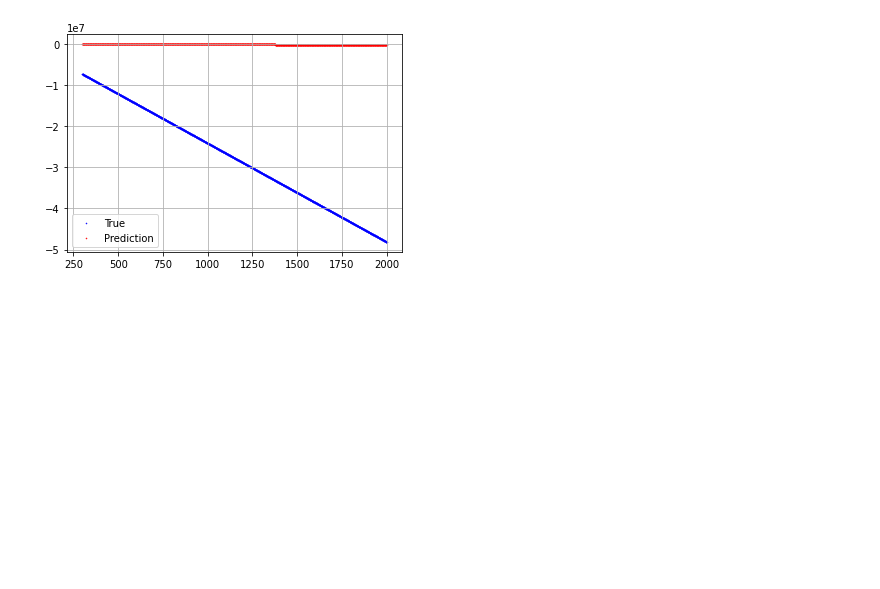
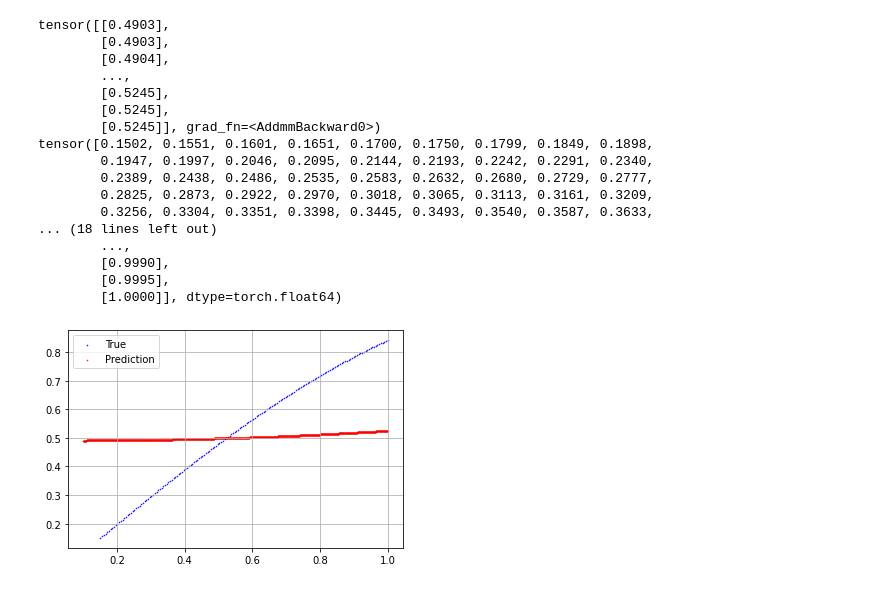
Before and after one commit to eldonko/Masters-Thesis-Code, a Jupyter notebook: train_ThermoRegressionNet.ipynb, the cells around one changed output. Cells and saved outputs as stored; diff of their text form; code cells hidden in the pictures; blank space fills up the shorter version.

Commit message:
ThermoNet outputting garbage

```diff
--- a/train_ThermoRegressionNet.ipynb
+++ b/train_ThermoRegressionNet.ipynb
@@ -16,41 +16,35 @@ def epoch(net: ThermoRegressionNet, dataloader, loss_func, optimizer):
     for i, (temp, g) in enumerate(dataloader):
         temp = temp.unsqueeze(-1)
 
-        temp /= temp.max()
-
         # Forward pass
         gibbs_energy = net(temp)
 
-        scaling = 10000
-        gibbs_energy, g = gibbs_energy/scaling, g/scaling
-
         # Get the loss
-        loss = loss_func(gibbs_energy.float(), g.float())
+        loss = loss_func(gibbs_energy, g.float())
 
         # Backward pass
         net.zero_grad()
         loss.backward()
-        torch.nn.utils.clip_grad_norm_(net.parameters(), 100)
         optimizer.step()
         epoch_losses[i] = loss
 
-    print('gibbs std: ', gibbs_energy.std(), ', gibbs mean: ', gibbs_energy.mean())
+    #print(gibbs_energy.mean(), g.mean())
     mean_epoch_loss = epoch_losses.mean()
-    print('Mean epoch loss: ', mean_epoch_loss)
+    #print('Mean epoch loss: ', mean_epoch_loss)
     return mean_epoch_loss
 # %%
 def train(net, dataset):
     # Hyperparameters
     n_epochs = 100
-    lr = 0.001
-    batch_size = 128
+    lr = 0.1
+    batch_size = 16
     std_thresh = 0.05
 
     # Data
     dataloader = DataLoader(dataset, batch_size=batch_size, shuffle=True)
 
     # Optimizer
-    optimizer = Rprop(net.parameters(), lr=lr)
+    optimizer = Adam(net.parameters(), lr=lr)
     loss_func = nn.MSELoss()
 
     losses = []
@@ -59,7 +53,7 @@ def train(net, dataset):
     lr_reduced_last = 0
 
     for i in range(n_epochs):
-        print('-----\nEpoch %i:\n' % i)
+        #print('-----\nEpoch %i:\n' % i)
         loss = epoch(net, dataloader, loss_func, optimizer)
         losses.append(loss)
 
@@ -69,11 +63,11 @@ def train(net, dataset):
             lr_reduced_last = i
             lr /= 2
 # %%
-net = ThermoRegressionNet(hidden_layers=2, hidden_dim=16, act_func=nn.ReLU())
+net = ThermoRegressionNet(hidden_layers=2, hidden_dim=128, act_func=nn.LeakyReLU())
 
 element = 'Fe'
 phase = ['BCC_A2']
-dataset = ThermoDataset(element, phase)
+dataset = ThermoDataset(element, phase, step=10)
 
 train(net, dataset)
 # %% [output]
@@ -111,6 +92,23 @@ Mean epoch loss:  12.44692884172712
 # %%
 ph = PlotHandler()
 
-ph.properties_temp(net, dataset)
+ph.properties_temp(net, dataset, input_scaling=True)
 # %% [output]
+tensor([[0.4903],
+        [0.4903],
+        [0.4904],
+        ...,
+        [0.5245],
+        [0.5245],
+        [0.5245]], grad_fn=<AddmmBackward0>)
+tensor([0.1502, 0.1551, 0.1601, 0.1651, 0.1700, 0.1750, 0.1799, 0.1849, 0.1898,
+        0.1947, 0.1997, 0.2046, 0.2095, 0.2144, 0.2193, 0.2242, 0.2291, 0.2340,
+        0.2389, 0.2438, 0.2486, 0.2535, 0.2583, 0.2632, 0.2680, 0.2729, 0.2777,
+        0.2825, 0.2873, 0.2922, 0.2970, 0.3018, 0.3065, 0.3113, 0.3161, 0.3209,
+        0.3256, 0.3304, 0.3351, 0.3398, 0.3445, 0.3493, 0.3540, 0.3587, 0.3633,
+... (18 lines left out)
+        ...,
+        [0.9990],
+        [0.9995],
+        [1.0000]], dtype=torch.float64)
-[figure, old version]
+[figure, new version]
```
Also changed, not shown: parts of 3 cells of this notebook, 4 other files.
